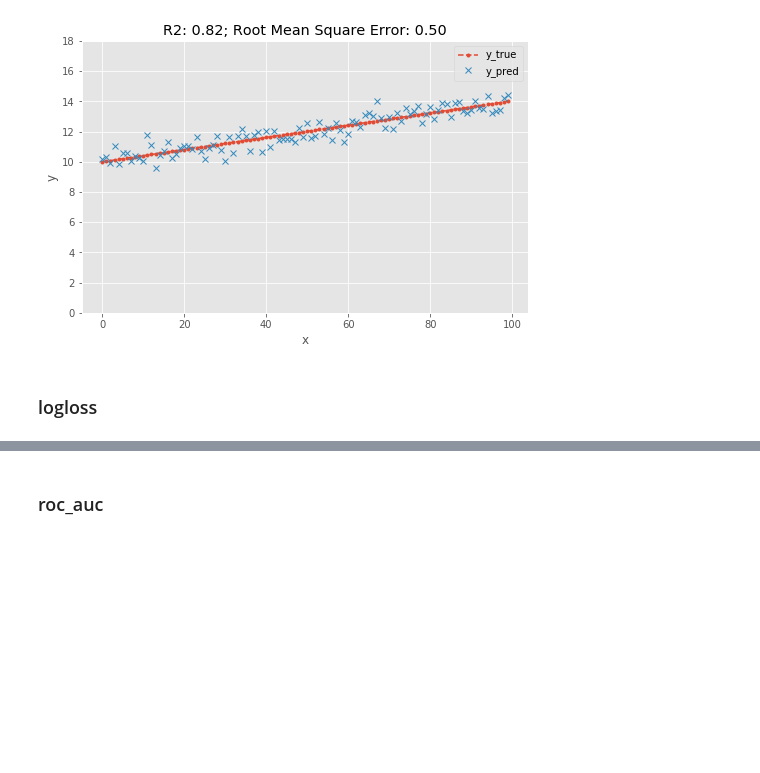
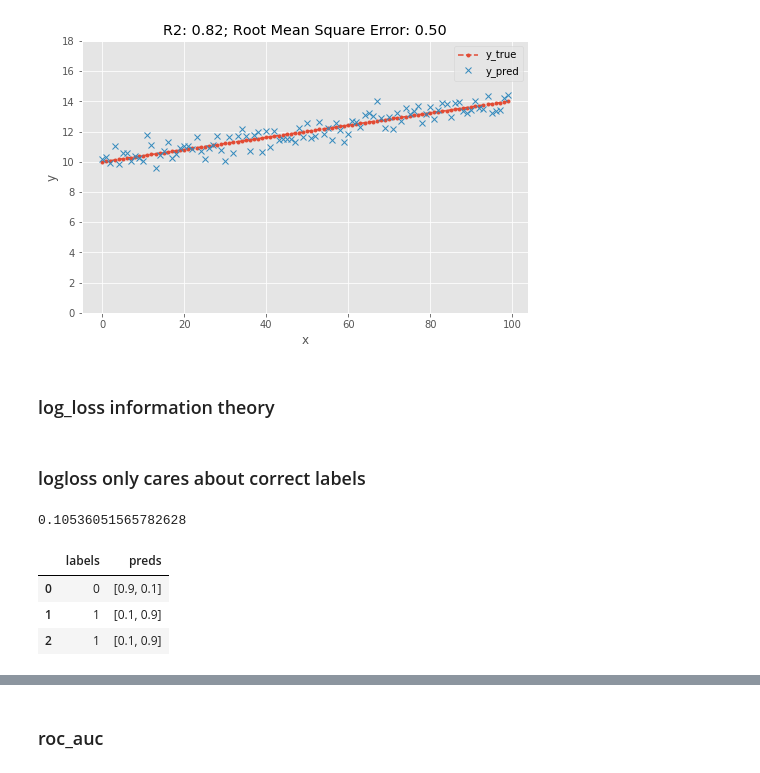
Before and after one commit to yang-zhang/evaluation, a Jupyter notebook: model_evaluation.ipynb, the cells around one changed output, grey strips where cells are left out. Cells and saved outputs as stored; diff of their text form; code cells hidden in the pictures; blank space fills up the shorter version.

```diff
--- a/model_evaluation.ipynb
+++ b/model_evaluation.ipynb
@@ -248,5 +248,5 @@ y_pred = y_true + error
 plot_yy_r2(y_true, y_pred)
 # %% [output]
 [figure]
-# %% [markdown]
-### logloss
+# %% [markdown]
+### log_loss information theory
@@ -252,0 +266,15 @@ plot_yy_r2(y_true, y_pred)
+# %% [markdown]
+### logloss only cares about correct labels
+# %%
+labels = [0, 1, 1]
+preds = [[.9, .1],
+          [.1, .9],
+          [.1, .9]]
+print(log_loss(labels, preds))
+pd.DataFrame({'labels': labels, 'preds': preds})
+# %% [output]
+0.10536051565782628
+|  | labels | preds |
+| 0 | 0 | [0.9, 0.1] |
+| 1 | 1 | [0.1, 0.9] |
+| 2 | 1 | [0.1, 0.9] |
```
Also changed, not shown: parts of 15 cells of this notebook, 1 other file.
